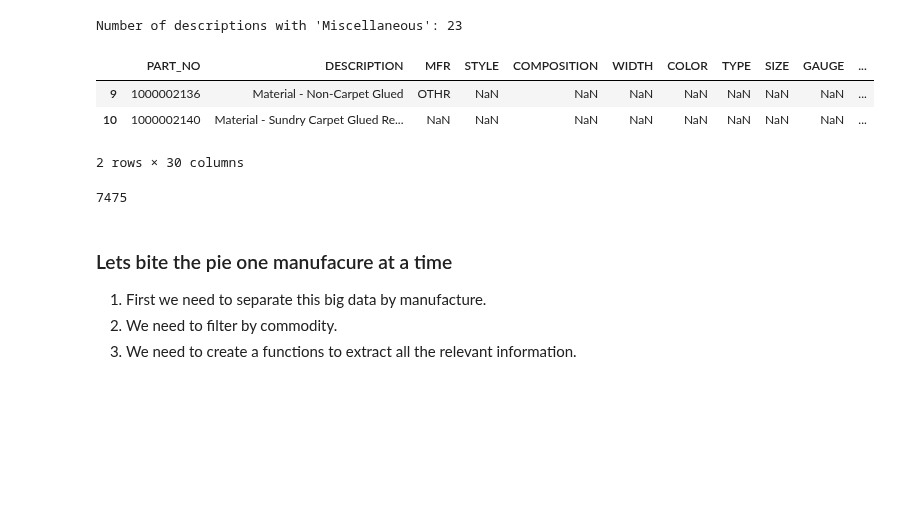
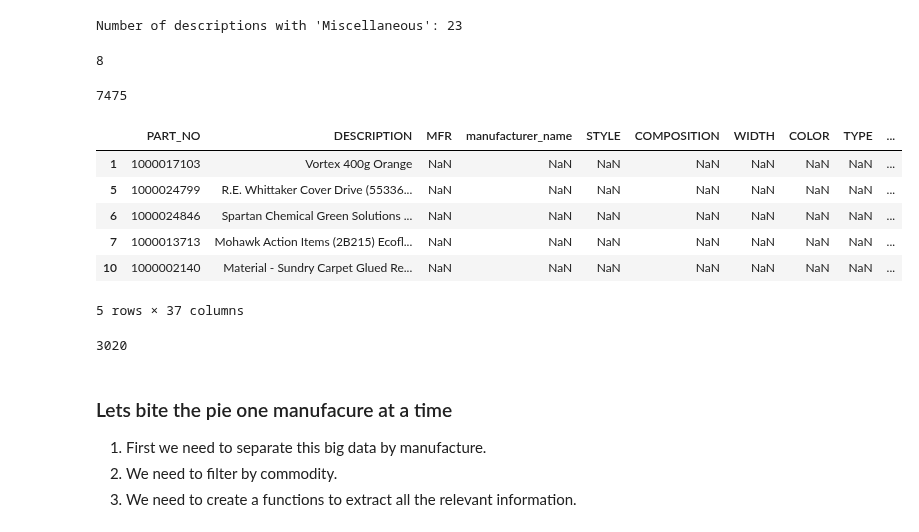
Before and after one commit to Zhuwaki/diverzify_freight_analysis, a Jupyter notebook: notebooks/karabo/phase_2_implementation/part_EDA.ipynb, the cells around one changed output. Drawn from its saved outputs; the diff is of its cells as text; code cells hidden in the pictures; blank space fills up the shorter version.

```diff
--- a/notebooks/karabo/phase_2_implementation/part_EDA.ipynb
+++ b/notebooks/karabo/phase_2_implementation/part_EDA.ipynb
@@ -80,12 +154,9 @@ unique_df['miscellaneous'] = unique_df['PART_NO'].isin(df_miscellaneous['PART_NO
 # %%
 # Filter out rows where DESCRIPTION starts with "Material -" (case-sensitive) ---
 df_material = unique_df[unique_df['DESCRIPTION'].str.startswith("Material -", na=False)]
-df_material.head(2)
+df_material['DESCRIPTION'].nunique()
 # %% [output]
-|  | PART_NO | DESCRIPTION | MFR | STYLE | COMPOSITION | WIDTH | COLOR | TYPE | SIZE | GAUGE | ... |
-| 9 | 1000002136 | Material - Non-Carpet Glued | OTHR | NaN | NaN | NaN | NaN | NaN | NaN | NaN | ... |
-| 10 | 1000002140 | Material - Sundry Carpet Glued Re... | NaN | NaN | NaN | NaN | NaN | NaN | NaN | NaN | ... |
-2 rows × 30 columns
+8
 # %%
 # Create a boolean mask for PART_NO in unique_df_clean that are also in df_material
 unique_df['material_part'] = unique_df['PART_NO'].isin(df_material['PART_NO'])
@@ -105,5 +176,21 @@ print(unique_df['Manufacture'].nunique())
 # %% [output]
 7475
+# %%
+unique_df[unique_df['MFR'].isnull()].head(5)
+# %% [output]
+|  | PART_NO | DESCRIPTION | MFR | manufacturer_name | STYLE | COMPOSITION | WIDTH | COLOR | TYPE | ... |
+| 1 | 1000017103 | Vortex 400g Orange | NaN | NaN | NaN | NaN | NaN | NaN | NaN | ... |
+| 5 | 1000024799 | R.E. Whittaker Cover Drive (55336... | NaN | NaN | NaN | NaN | NaN | NaN | NaN | ... |
+| 6 | 1000024846 | Spartan Chemical Green Solutions ... | NaN | NaN | NaN | NaN | NaN | NaN | NaN | ... |
+| 7 | 1000013713 | Mohawk Action Items (2B215) Ecofl... | NaN | NaN | NaN | NaN | NaN | NaN | NaN | ... |
+| 10 | 1000002140 | Material - Sundry Carpet Glued Re... | NaN | NaN | NaN | NaN | NaN | NaN | NaN | ... |
+5 rows × 37 columns
+# %%
+# How many unique
+unique_null_manufacturers = unique_df[unique_df['MFR'].isnull()]['ext_manufacturer'].nunique()
+print(unique_null_manufacturers)
+# %% [output]
+3020
 # %%
 # # --- Filter out rows where DESCRIPTION starts with "Material" (case-sensitive) ---
 # unique_df_clean = df[~df['DESCRIPTION'].str.startswith("Material", na=False)]
```
Also changed, not shown: parts of 21 cells of this notebook, 6 other files.
